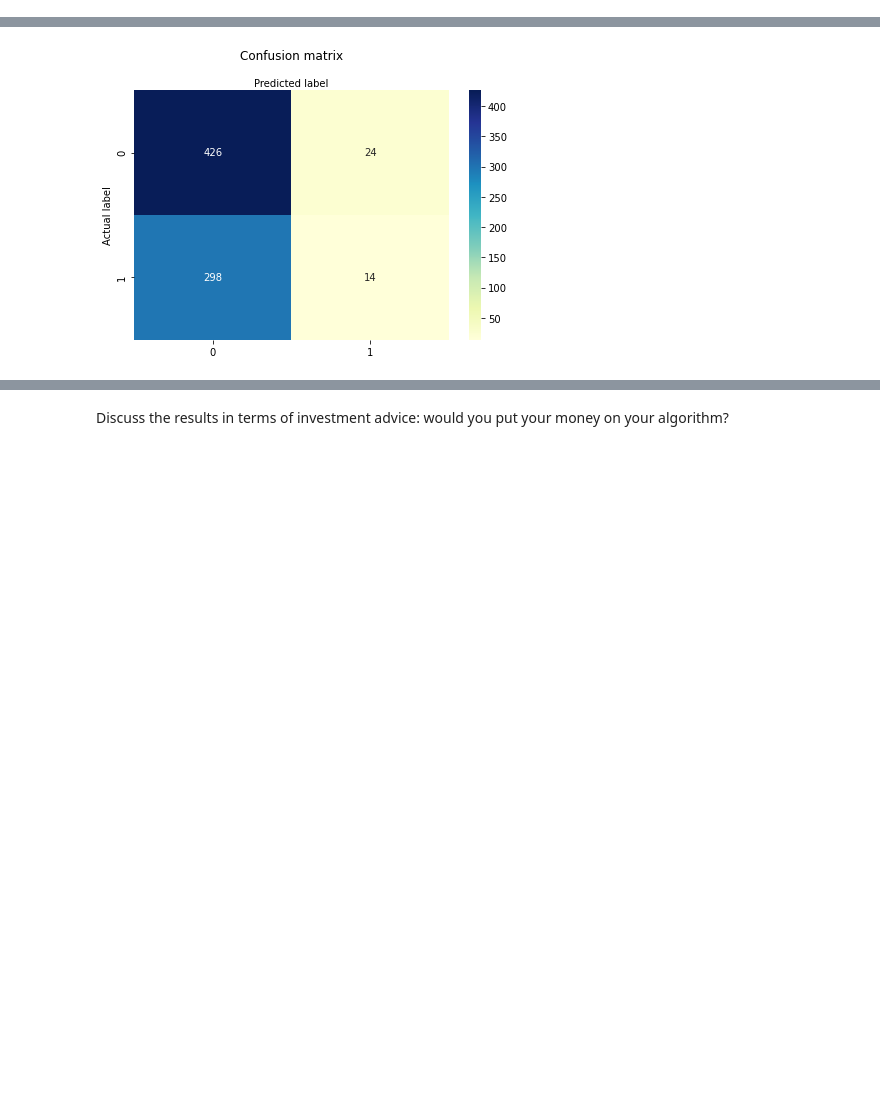
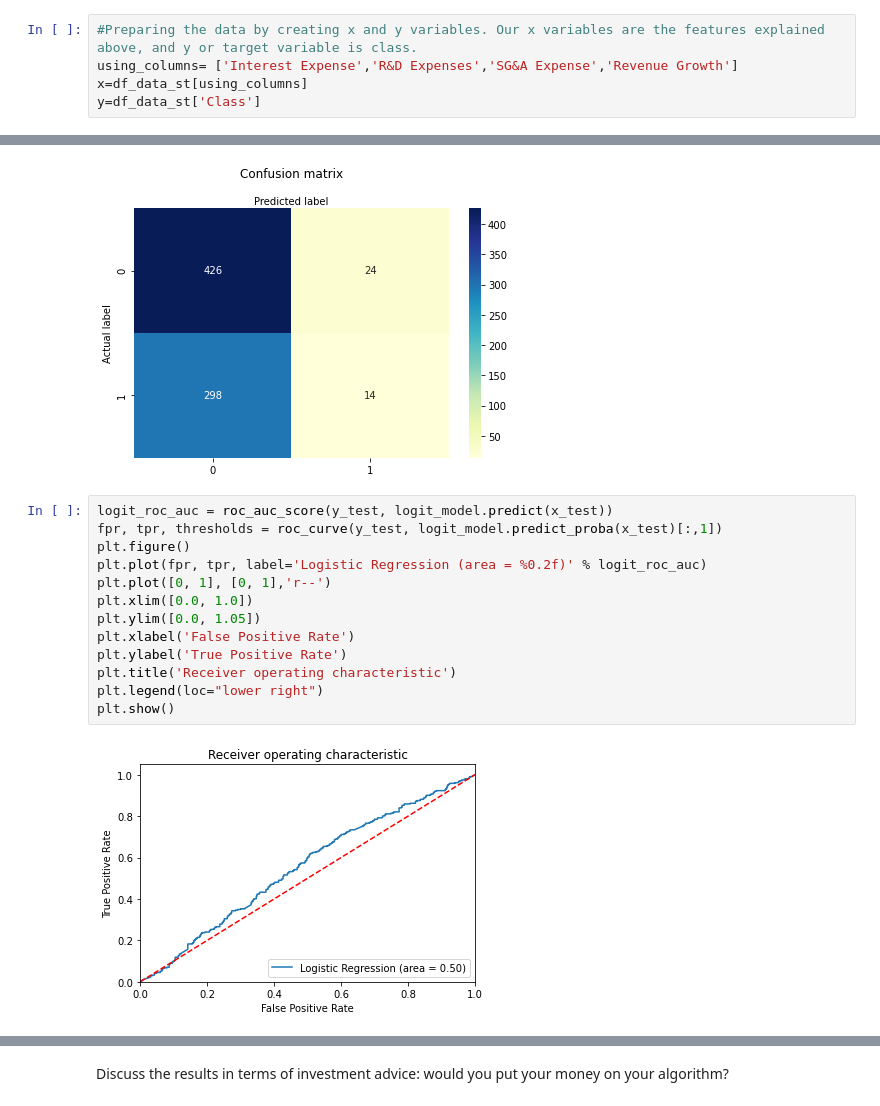
Before and after one commit to Nsmid/Machine-Learning-for-Finance, a Jupyter notebook: assignment 1/assignment1_group08_2021.ipynb, the cells around one changed output, grey strips where cells are left out. Drawn from its saved outputs; the diff is of its cells as text; blank space fills up the shorter version.

```diff
--- a/assignment 1/assignment1_group08_2021.ipynb
+++ b/assignment 1/assignment1_group08_2021.ipynb
@@ -315 +239,6 @@ y=df_data_st['Class']
+# %%
+#Preparing the data by creating x and y variables. Our x variables are the features explained above, and y or target variable is class.
+using_columns= ['Interest Expense','R&D Expenses','SG&A Expense','Revenue Growth']
+x=df_data_st[using_columns]
+y=df_data_st['Class']
 # %%
@@ -401,3 +311,18 @@ plt.xlabel('Predicted label')
 # %% [output]
 Text(0.5, 257.44, 'Predicted label')
 [figure]
+# %%
+logit_roc_auc = roc_auc_score(y_test, logit_model.predict(x_test))
+fpr, tpr, thresholds = roc_curve(y_test, logit_model.predict_proba(x_test)[:,1])
+plt.figure()
+plt.plot(fpr, tpr, label='Logistic Regression (area = %0.2f)' % logit_roc_auc)
+plt.plot([0, 1], [0, 1],'r--')
+plt.xlim([0.0, 1.0])
+plt.ylim([0.0, 1.05])
+plt.xlabel('False Positive Rate')
+plt.ylabel('True Positive Rate')
+plt.title('Receiver operating characteristic')
+plt.legend(loc="lower right")
+plt.show()
+# %% [output]
+[figure, added]
```
Also changed, not shown: parts of 62 cells of this notebook.
